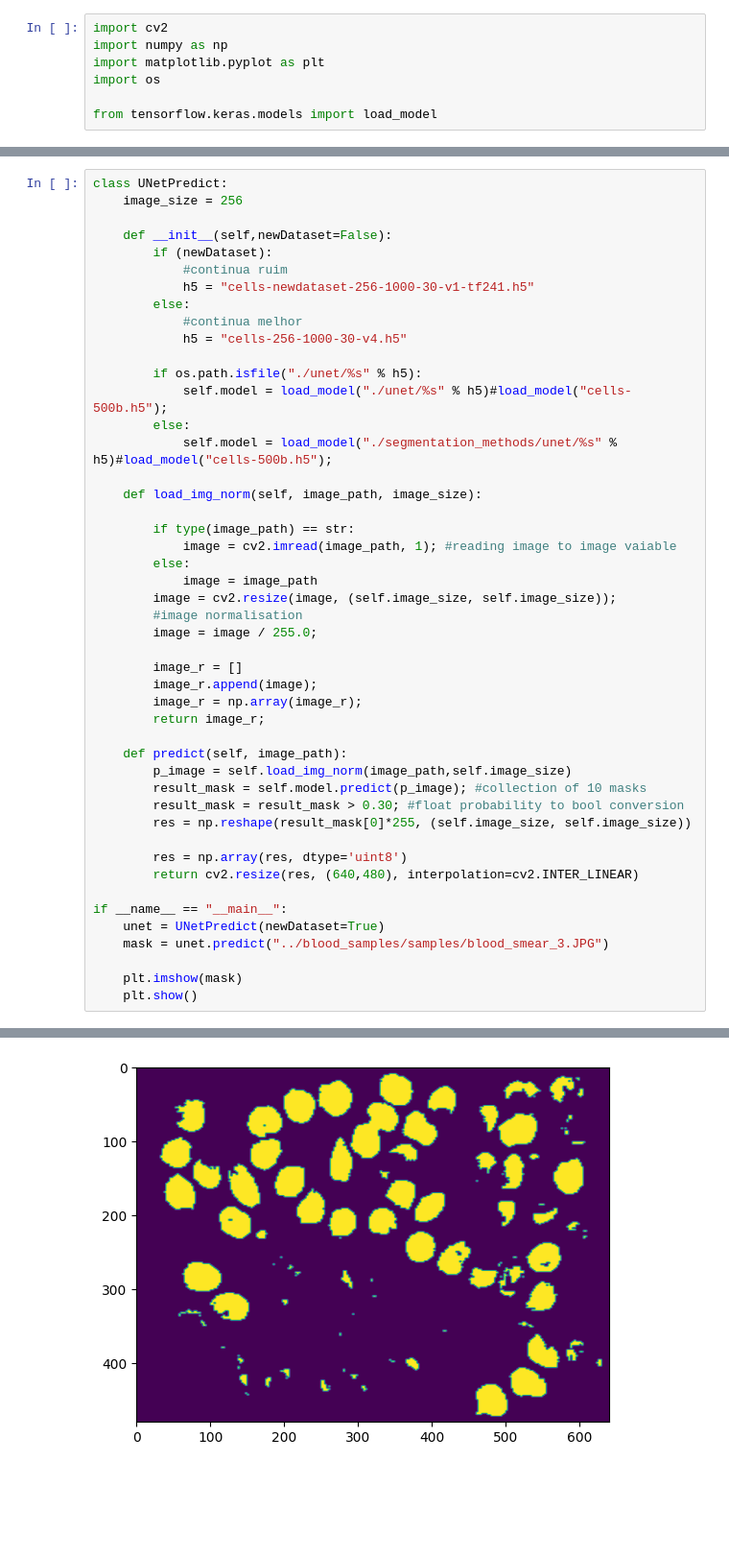
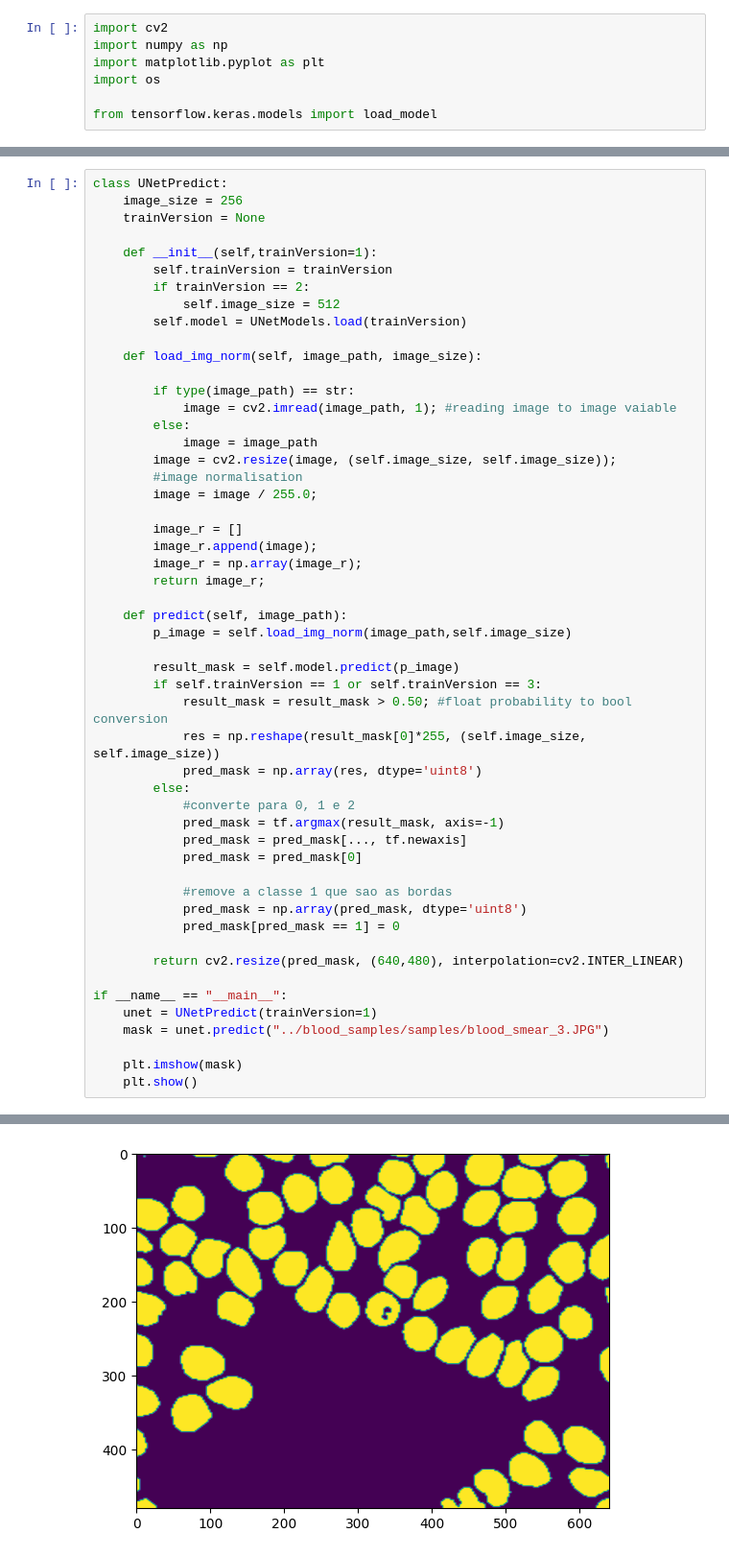
Before and after one commit to klingerkrieg/pid-course-project, a Jupyter notebook: segmentation_methods/unet_validation.ipynb, the cells around one changed output, grey strips where cells are left out. Shown at 96% size. Cells and saved outputs as stored; diff of their text form; blank space fills up the shorter version.

```diff
--- a/segmentation_methods/unet_validation.ipynb
+++ b/segmentation_methods/unet_validation.ipynb
@@ -15,19 +65,13 @@ print(tensorflow.keras.__version__)
 # %%
 class UNetPredict:
     image_size = 256
+    trainVersion = None
 
-    def __init__(self,newDataset=False):
-        if (newDataset):
-            #continua ruim
-            h5 = "cells-newdataset-256-1000-30-v1-tf241.h5"
-        else:
-            #continua melhor
-            h5 = "cells-256-1000-30-v4.h5"
-
-        if os.path.isfile("./unet/%s" % h5):
-            self.model = load_model("./unet/%s" % h5)#load_model("cells-500b.h5");
-        else:
-            self.model = load_model("./segmentation_methods/unet/%s" % h5)#load_model("cells-500b.h5");
+    def __init__(self,trainVersion=1):
+        self.trainVersion = trainVersion
+        if trainVersion == 2:
+            self.image_size = 512
+        self.model = UNetModels.load(trainVersion)
 
     def load_img_norm(self, image_path, image_size):
 
@@ -46,15 +90,26 @@ class UNetPredict:
 
     def predict(self, image_path):
         p_image = self.load_img_norm(image_path,self.image_size)
-        result_mask = self.model.predict(p_image); #collection of 10 masks
-        result_mask = result_mask > 0.30; #float probability to bool conversion
-        res = np.reshape(result_mask[0]*255, (self.image_size, self.image_size))
 
-        res = np.array(res, dtype='uint8')
-        return cv2.resize(res, (640,480), interpolation=cv2.INTER_LINEAR)
+        result_mask = self.model.predict(p_image)
+        if self.trainVersion == 1 or self.trainVersion == 3:
+            result_mask = result_mask > 0.50; #float probability to bool conversion
+            res = np.reshape(result_mask[0]*255, (self.image_size, self.image_size))
+            pred_mask = np.array(res, dtype='uint8')
+        else:
+            #converte para 0, 1 e 2
+            pred_mask = tf.argmax(result_mask, axis=-1)
+            pred_mask = pred_mask[..., tf.newaxis]
+            pred_mask = pred_mask[0]
+
+            #remove a classe 1 que sao as bordas
+            pred_mask = np.array(pred_mask, dtype='uint8')
+            pred_mask[pred_mask == 1] = 0
+
+        return cv2.resize(pred_mask, (640,480), interpolation=cv2.INTER_LINEAR)
 
 if __name__ == "__main__":
-    unet = UNetPredict(newDataset=True)
+    unet = UNetPredict(trainVersion=1)
     mask = unet.predict("../blood_samples/samples/blood_smear_3.JPG")
 
     plt.imshow(mask)
@@ -64 +120 @@ if __name__ == "__main__":
-[figure, old version]
+[figure, new version]
```
Also changed, not shown: parts of 6 cells of this notebook, 6 other files.
